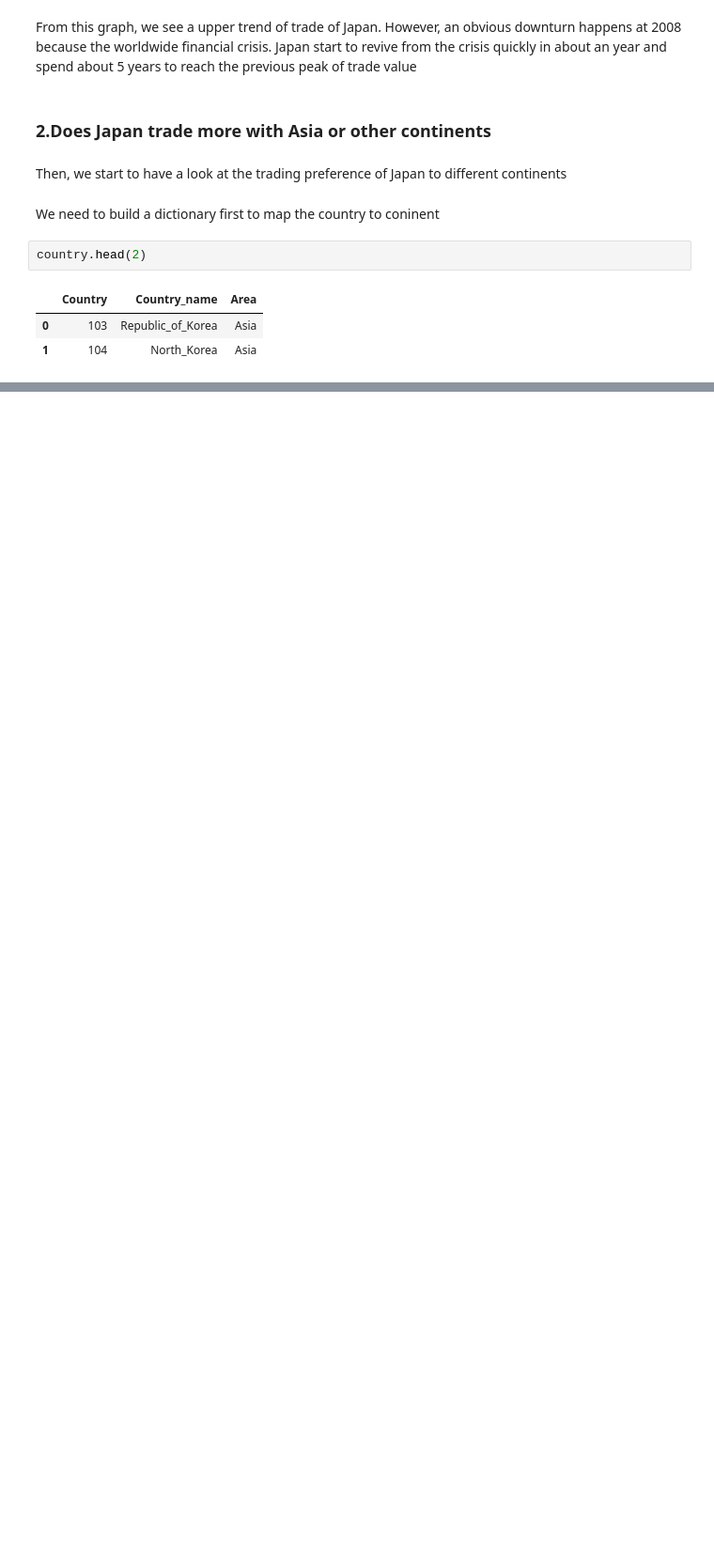
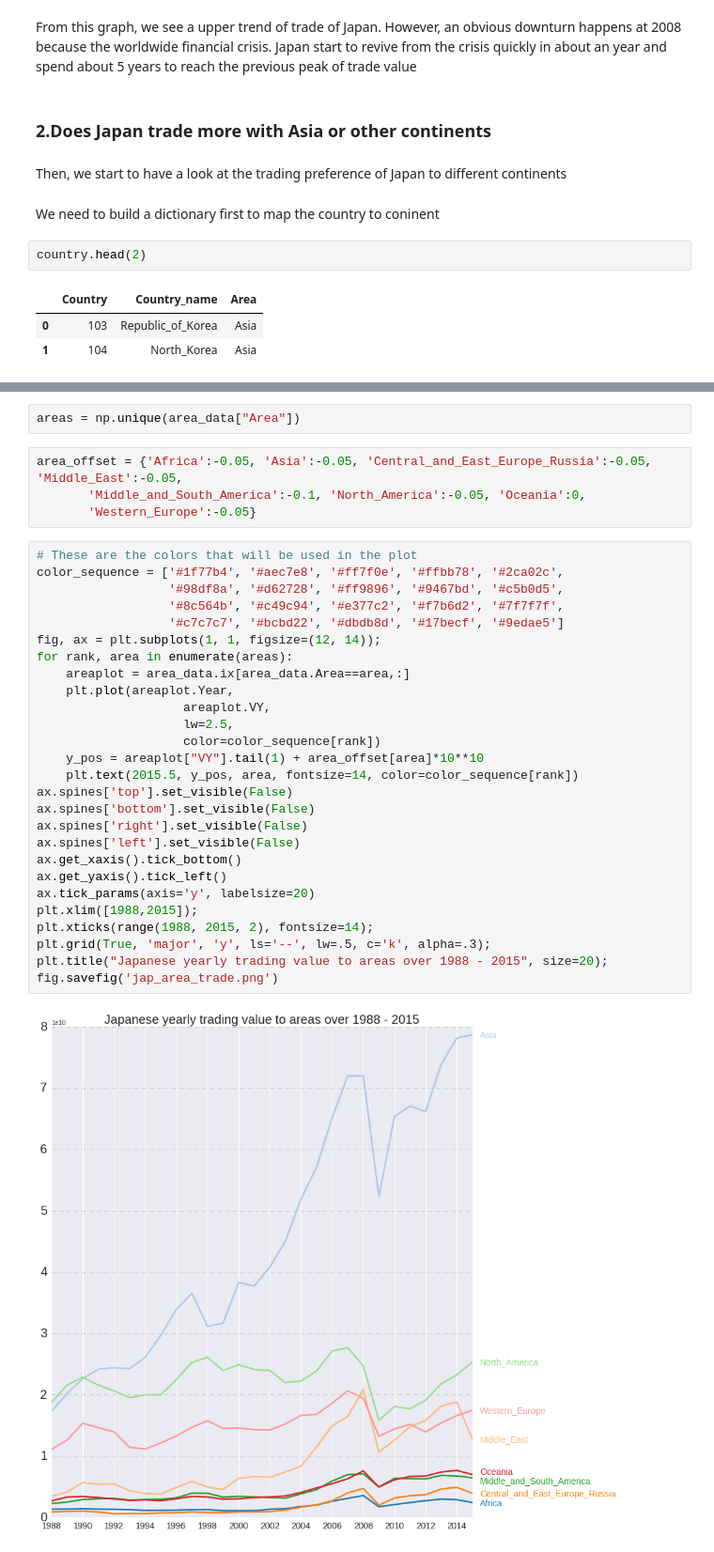
Before and after one commit to hncpr1992/Japan_Trade_Analysis, a Jupyter notebook: dataExplore.ipynb, the cells around one changed output, grey strips where cells are left out. Shown: that part at 94% size. Cells and saved outputs as stored; diff of their text form; blank space fills up the shorter version.

```diff
--- a/dataExplore.ipynb
+++ b/dataExplore.ipynb
@@ -223,0 +235,35 @@ Name: VY, dtype: int64
+# %%
+areas = np.unique(area_data["Area"])
+# %%
+area_offset = {'Africa':-0.05, 'Asia':-0.05, 'Central_and_East_Europe_Russia':-0.05, 'Middle_East':-0.05,
+       'Middle_and_South_America':-0.1, 'North_America':-0.05, 'Oceania':0,
+       'Western_Europe':-0.05}
+# %%
+# These are the colors that will be used in the plot
+color_sequence = ['#1f77b4', '#aec7e8', '#ff7f0e', '#ffbb78', '#2ca02c',
+                  '#98df8a', '#d62728', '#ff9896', '#9467bd', '#c5b0d5',
+                  '#8c564b', '#c49c94', '#e377c2', '#f7b6d2', '#7f7f7f',
+                  '#c7c7c7', '#bcbd22', '#dbdb8d', '#17becf', '#9edae5']
+fig, ax = plt.subplots(1, 1, figsize=(12, 14));
+for rank, area in enumerate(areas):
+    areaplot = area_data.ix[area_data.Area==area,:]
+    plt.plot(areaplot.Year,
+                    areaplot.VY,
+                    lw=2.5,
+                    color=color_sequence[rank])
+    y_pos = areaplot["VY"].tail(1) + area_offset[area]*10**10
+    plt.text(2015.5, y_pos, area, fontsize=14, color=color_sequence[rank])
+ax.spines['top'].set_visible(False)
+ax.spines['bottom'].set_visible(False)
+ax.spines['right'].set_visible(False)
+ax.spines['left'].set_visible(False)
+ax.get_xaxis().tick_bottom()
+ax.get_yaxis().tick_left()
+ax.tick_params(axis='y', labelsize=20)
+plt.xlim([1988,2015]);
+plt.xticks(range(1988, 2015, 2), fontsize=14);
+plt.grid(True, 'major', 'y', ls='--', lw=.5, c='k', alpha=.3);
+plt.title("Japanese yearly trading value to areas over 1988 - 2015", size=20);
+fig.savefig('jap_area_trade.png')
+# %% [output]
+[figure, added]
```
Also changed, not shown: parts of 21 cells of this notebook, 2 other files.
